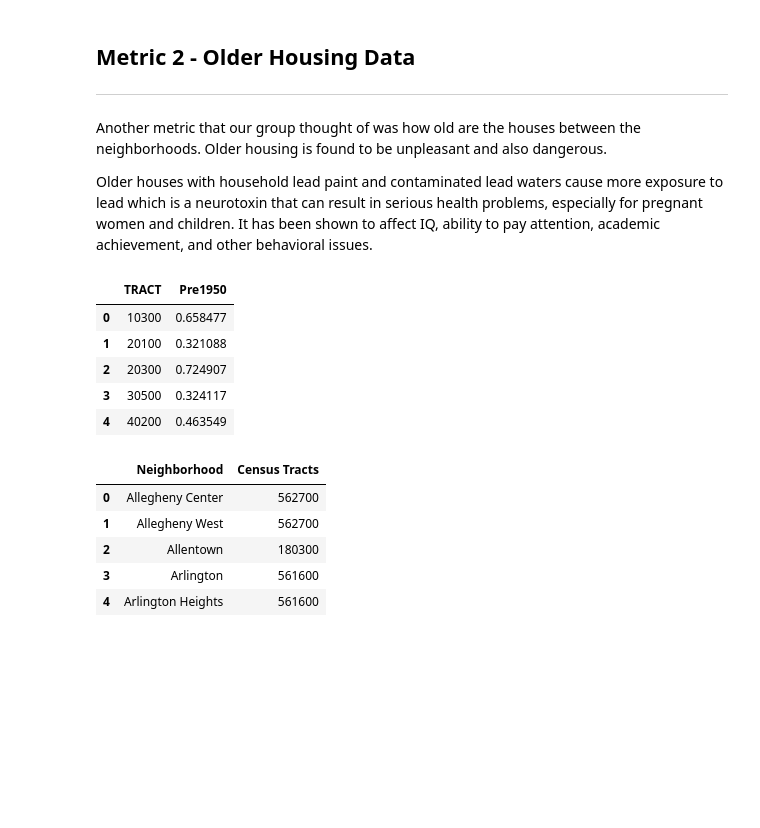
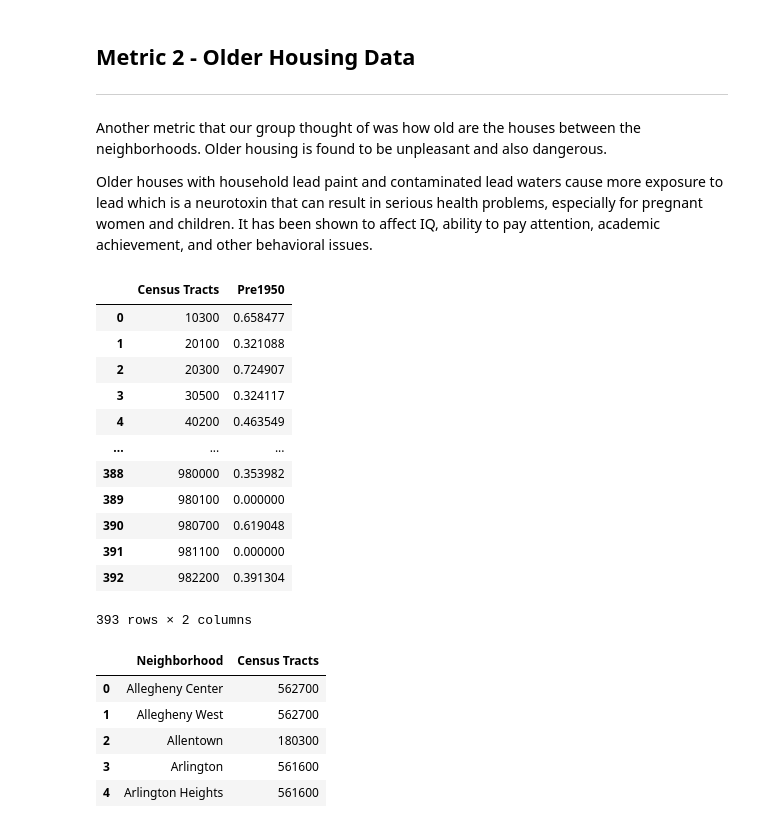
Before and after one commit to songxingyu1118/CMPINF10_Final_Project, a Jupyter notebook: Neighborhoods.ipynb, the cells around one changed output. Cells and saved outputs as stored; diff of their text form; code cells hidden in the pictures; blank space fills up the shorter version.

```diff
--- a/Neighborhoods.ipynb
+++ b/Neighborhoods.ipynb
@@ -55,14 +55,25 @@ Older houses with household lead paint and contaminated lead waters cause more e
 # %%
 #tract is the number of the tract
 #pre1950 represents the percent of homes in each census tract that were built on or before 1950
-older_house_data = pd.read_csv("CSVs/pre1950housing.csv")
-older_house_data.head()
+house_percent_data = pd.read_csv("CSVs/pre1950housing.csv")
+#house_percent_data
-# %% [output]
-|  | TRACT | Pre1950 |
-| 0 | 10300 | 0.658477 |
-| 1 | 20100 | 0.321088 |
-| 2 | 20300 | 0.724907 |
-| 3 | 30500 | 0.324117 |
-| 4 | 40200 | 0.463549 |
+# %%
+house_percent_data['TRACT'].dtypes
+house_percent_data.rename({'TRACT': 'Census Tracts'}, axis=1, inplace=True)
+house_percent_data
+# %% [output]
+|  | Census Tracts | Pre1950 |
+| 0 | 10300 | 0.658477 |
+| 1 | 20100 | 0.321088 |
+| 2 | 20300 | 0.724907 |
+| 3 | 30500 | 0.324117 |
+| 4 | 40200 | 0.463549 |
+| ... | ... | ... |
+| 388 | 980000 | 0.353982 |
+| 389 | 980100 | 0.000000 |
+| 390 | 980700 | 0.619048 |
+| 391 | 981100 | 0.000000 |
+| 392 | 982200 | 0.391304 |
+393 rows × 2 columns
 # %%
 #neighborhoods corresponding the tract numbers
```
Also changed, not shown: parts of 4 cells of this notebook, 1 other file.
